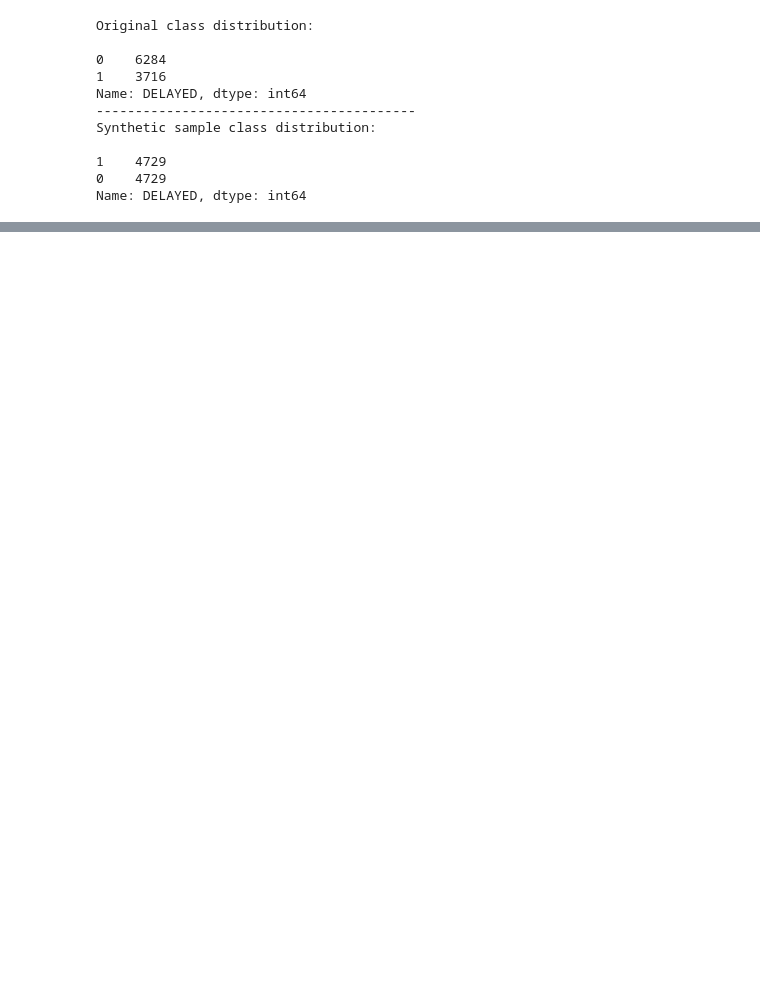
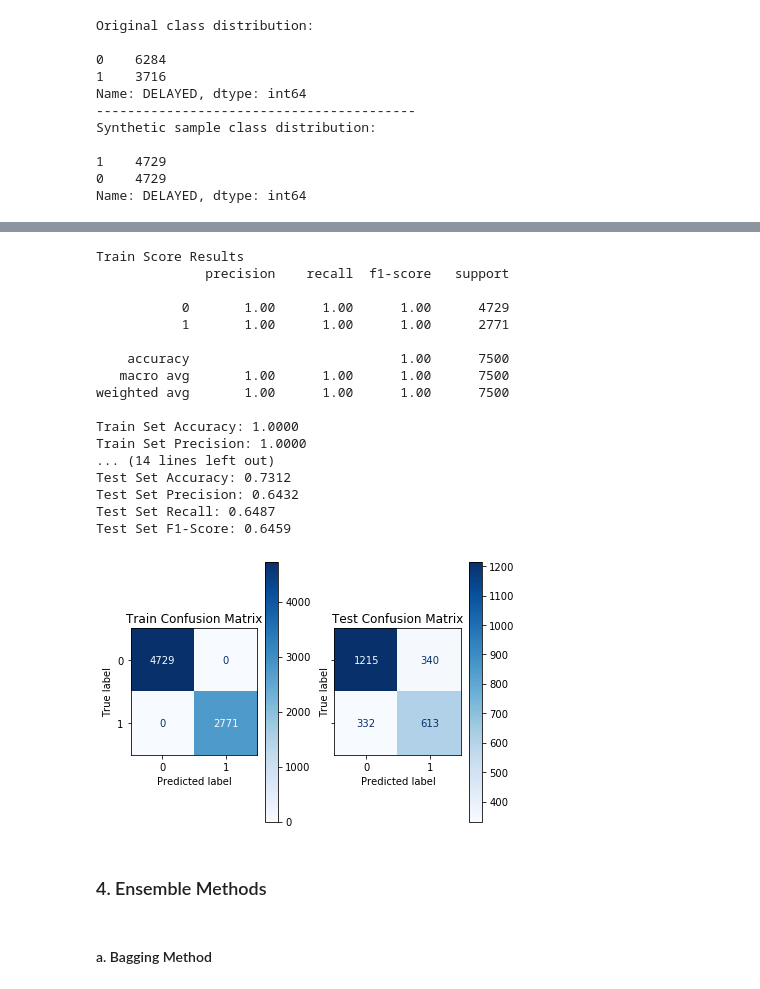
Before and after one commit to adinas94/Predicting-Flight-Delays, a Jupyter notebook: WIP.ipynb, the cells around one changed output, grey strips where cells are left out. Saved outputs shown, nothing was run; the diff lists cells and outputs as text; code cells hidden in the pictures; blank space fills up the shorter version.

```diff
--- a/WIP.ipynb
+++ b/WIP.ipynb
@@ -526,0 +235,25 @@ Name: MONTH_8, Length: 336, dtype: int64
+# %%
+#Instansiate the vanilla model
+decisiontree = DecisionTreeClassifier(random_state=42)
+# %%
+#Apply the model fit function
+model_fit(X_train_resampled, y_train_resampled, X_train, y_train, X_test, y_test, decisiontree)
+# %% [output]
+Train Score Results
+              precision    recall  f1-score   support
+
+           0       1.00      1.00      1.00      4729
+           1       1.00      1.00      1.00      2771
+
+    accuracy                           1.00      7500
+   macro avg       1.00      1.00      1.00      7500
+weighted avg       1.00      1.00      1.00      7500
+
+Train Set Accuracy: 1.0000
+Train Set Precision: 1.0000
+... (14 lines left out)
+Test Set Accuracy: 0.7312
+Test Set Precision: 0.6432
+Test Set Recall: 0.6487
+Test Set F1-Score: 0.6459
+[figure, added]
@@ -526,0 +269,4 @@ Name: MONTH_8, Length: 336, dtype: int64
+# %% [markdown]
+### 4. Ensemble Methods
+# %% [markdown]
+#### a. Bagging Method
```
Also changed, not shown: parts of 101 cells of this notebook, 3 other files.
